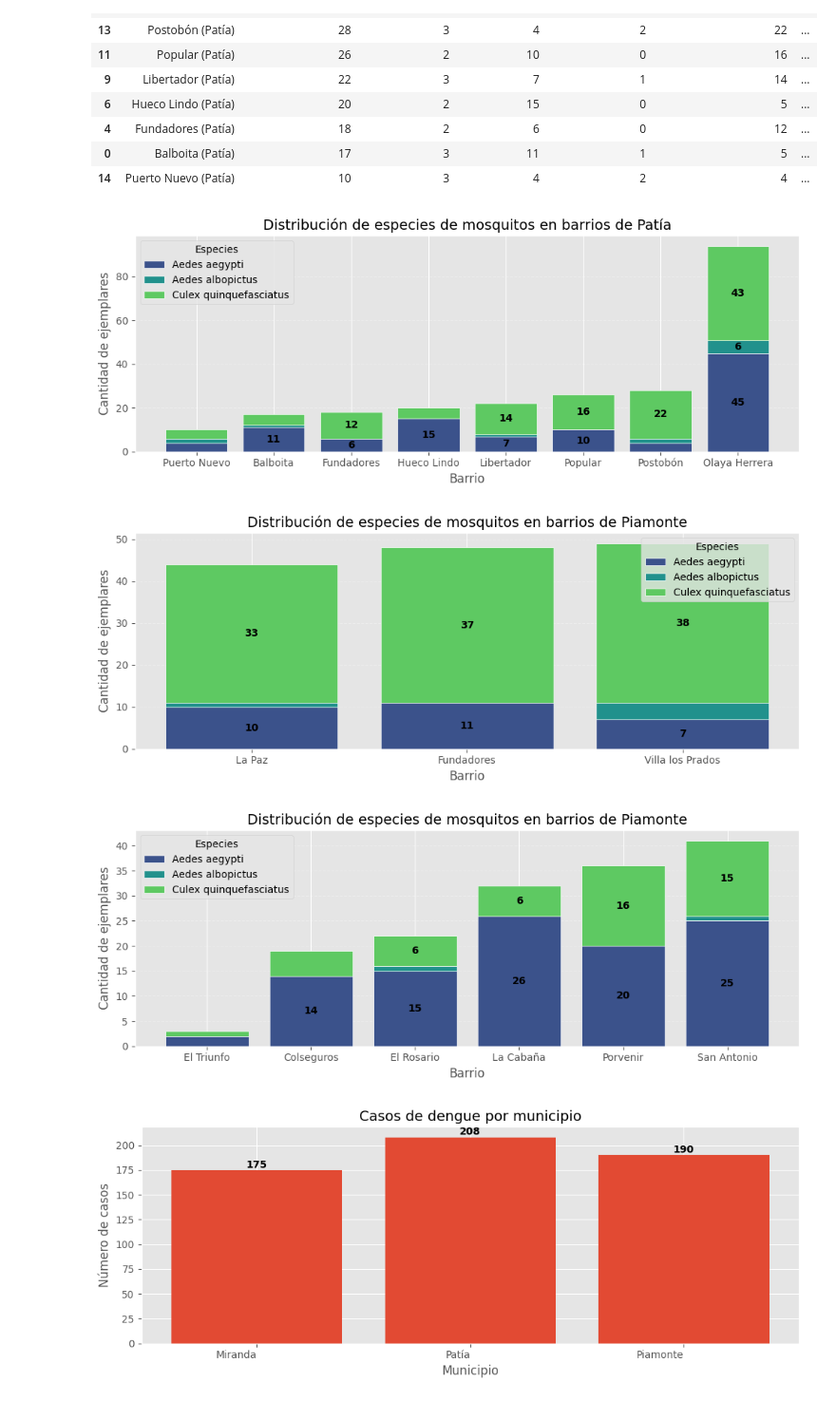
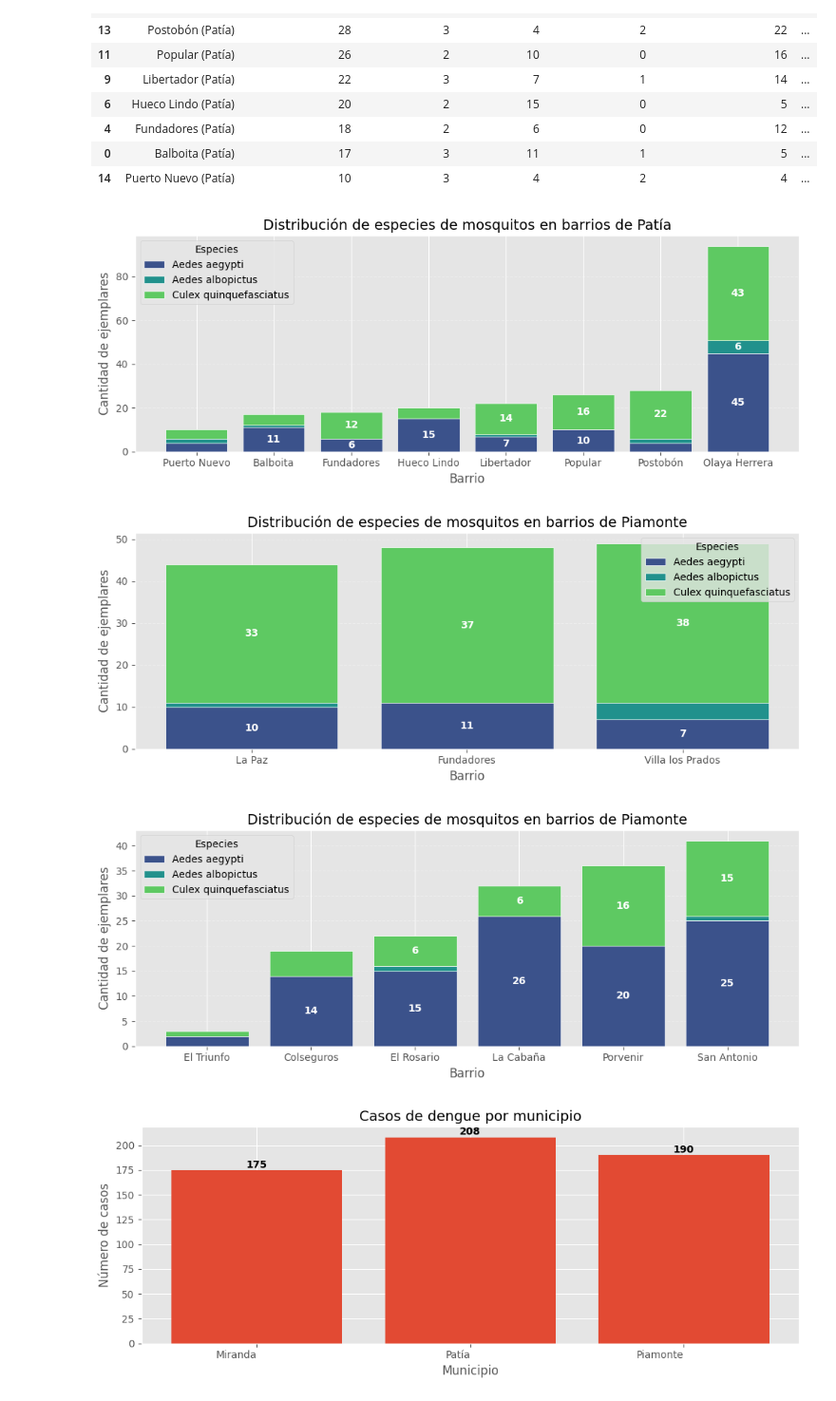
Before and after one commit to Zaprovic/bootcamp-data-analysis, a Jupyter notebook: src/dengue.ipynb, the cells around one changed output. Shown at 95% size. Saved outputs shown, nothing was run; the diff lists cells and outputs as text; code cells hidden in the pictures.

```diff
--- a/src/dengue.ipynb
+++ b/src/dengue.ipynb
@@ -404,7 +404,7 @@ for i, species in enumerate(species_cols):
     for j, (count, b) in enumerate(zip(counts, bottom - counts/2)):
         if count > 5:  # Only show label if the count is significant
             plt.text(j, bottom[j] - counts[j]/2, str(int(count)),
-                ha='center', va='center', color='black', fontweight='bold')
+                ha='center', va='center', color='white', fontweight='bold')
 
 # Enhance the chart with proper styling
 plt.title('Distribución de especies de mosquitos en barrios de Patía', fontsize=14)
@@ -442,7 +442,7 @@ for i, species in enumerate(species_cols):
     for j, (count, b) in enumerate(zip(counts, bottom - counts/2)):
         if count > 5:  # Only show label if the count is significant
             plt.text(j, bottom[j] - counts[j]/2, str(int(count)),
-                ha='center', va='center', color='black', fontweight='bold')
+                ha='center', va='center', color='white', fontweight='bold')
 
 # Enhance the chart with proper styling
 plt.title('Distribución de especies de mosquitos en barrios de Piamonte', fontsize=14)
@@ -464,37 +464,37 @@ plt.figure(figsize=(10, 4))
 # Create a color palette for the species
 species_colors = sns.color_palette('viridis', len(species_cols))
 
 # Create the stacked vertical bar chart
 bottom = np.zeros(len(location_diversity_miranda_sorted))
 
 for i, species in enumerate(species_cols):
     counts = location_diversity_miranda_sorted[species].values
     barrios = location_diversity_miranda_sorted['Barrio'].values
 
     bars = plt.bar(barrios, counts, bottom=bottom, color=species_colors[i],
         label=species, edgecolor='white', linewidth=0.5)
     bottom += counts
 
     # Add count labels on top of the bars
     for j, (count, b) in enumerate(zip(counts, bottom - counts/2)):
         if count > 5:  # Only show label if the count is significant
             plt.text(j, bottom[j] - counts[j]/2, str(int(count)),
-                ha='center', va='center', color='black', fontweight='bold')
+                ha='center', va='center', color='white', fontweight='bold')
 
 # Enhance the chart with proper styling
 plt.title('Distribución de especies de mosquitos en barrios de Piamonte', fontsize=14)
 plt.ylabel('Cantidad de ejemplares', fontsize=12)
 plt.xlabel('Barrio', fontsize=12)
 plt.legend(title='Especies')
 plt.grid(axis='y', linestyle='--', alpha=0.3)
 
 # Ensure there's no clipping
 plt.tight_layout()
 plt.show()
 # %% [output]
-[figure, old version]
+[figure, new version]
-[figure, old version]
+[figure, new version]
-[figure, old version]
+[figure, new version]
 # %%
 df_cases = df_cases.drop(columns=['OBJECTID', 'Loc_name', 'Match_addr', 'Pertenencia etnica', 'fec_consulta', 'ini_sintomas', 'locationID', 'Ocupación '])
 # %%
```
